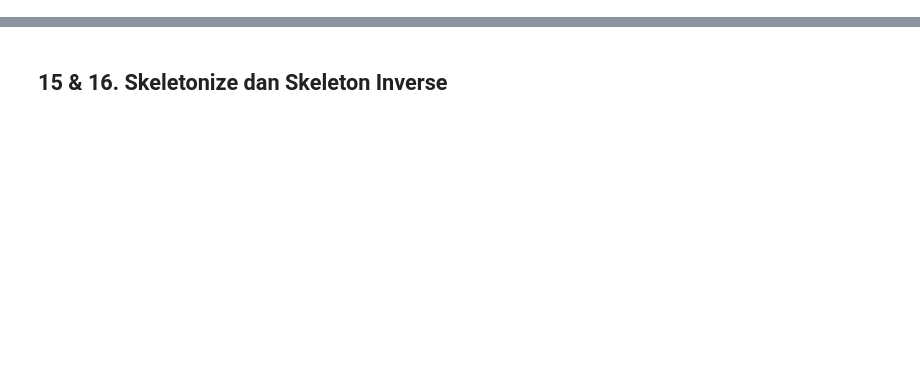
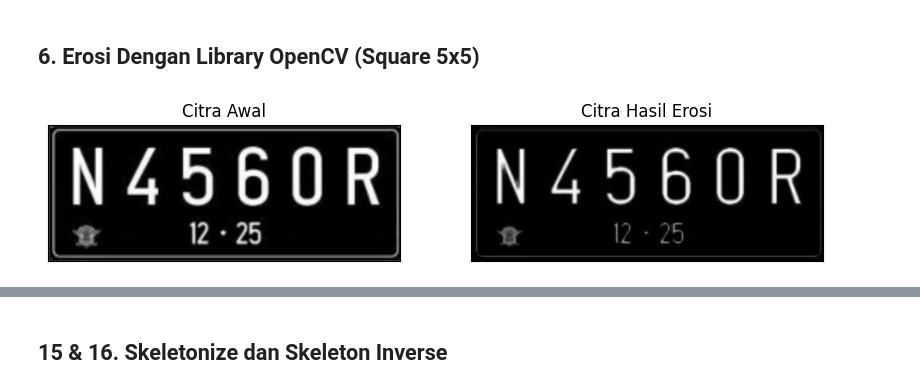
Before and after one commit to AlfredaDhaifullah04/PCVK_Ganjil_2026, a Jupyter notebook: PCVK_M9_W9.ipynb, the cells around one changed output, grey strips where cells are left out. Saved outputs shown, nothing was run; the diff lists cells and outputs as text; code cells hidden in the pictures; blank space fills up the shorter version.

```diff
--- a/PCVK_M9_W9.ipynb
+++ b/PCVK_M9_W9.ipynb
@@ -216,0 +122,17 @@ plt.show()
+# %% [markdown]
+## 6. Erosi Dengan Library OpenCV (Square 5x5)
+# %%
+# EROSI LIBRARY
+img = cv2.imread('/content/drive/MyDrive/Colab Notebooks/semester 5/PCVk/foto /plat_nomor.png', 0)
+if img is not None:
+    kernel = np.ones((5,5), np.uint8)
+    erosion = cv2.erode(img, kernel, iterations=1)
+
+    plt.figure(figsize=(10,5))
+    plt.subplot(121), plt.imshow(img, cmap='gray'), plt.title('Citra Awal')
+    plt.xticks([]), plt.yticks([])
+    plt.subplot(122), plt.imshow(erosion, cmap='gray'), plt.title('Citra Hasil Erosi')
+    plt.xticks([]), plt.yticks([])
+    plt.show()
+# %% [output]
+[figure, added]
```
Also changed, not shown: parts of 53 cells of this notebook.
